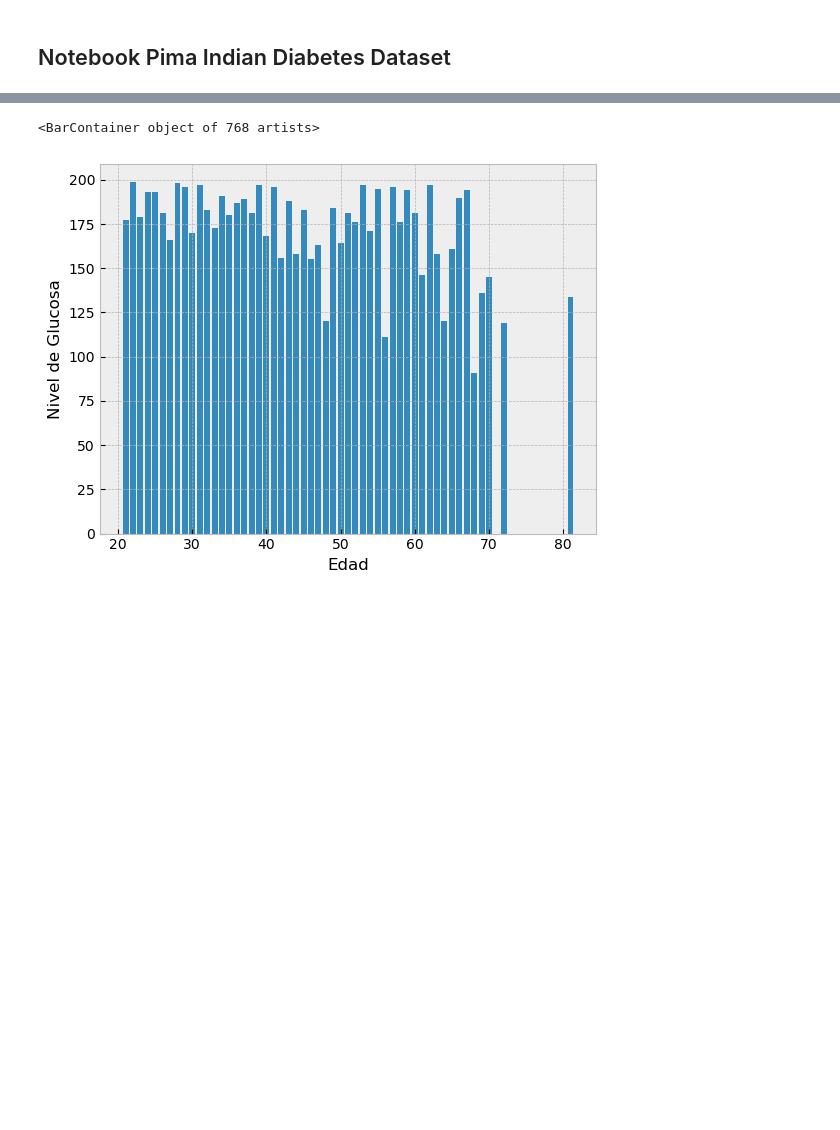
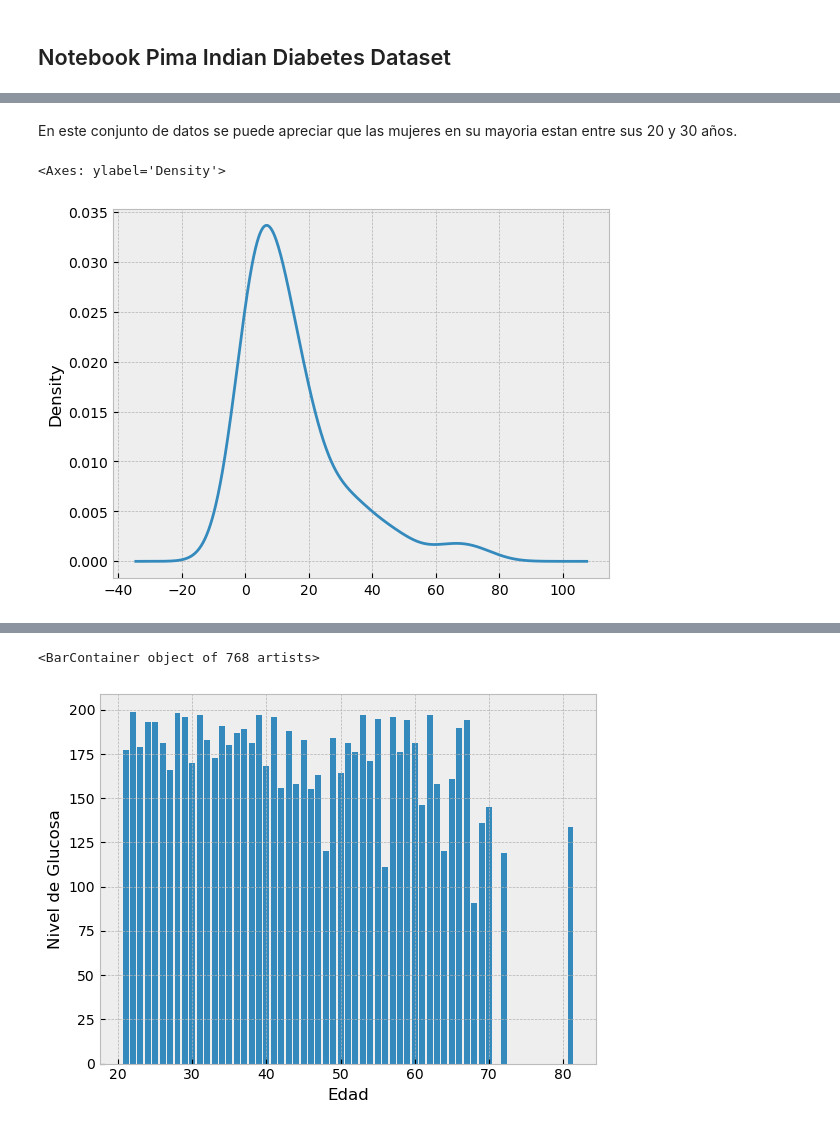
Before and after one commit to Ariana1998/AnalisisExploratorio_ArianaEspinoza, a Jupyter notebook: Diabetes.ipynb, the cells around one changed output, grey strips where cells are left out. Drawn from its saved outputs; the diff is of its cells as text; code cells hidden in the pictures; blank space fills up the shorter version.

```diff
--- a/Diabetes.ipynb
+++ b/Diabetes.ipynb
@@ -35,0 +50,7 @@ print(df)
+# %% [markdown]
+En este conjunto de datos se puede apreciar que las mujeres en su mayoria estan entre sus 20 y 30 años.
+# %%
+df['Age'].value_counts().plot(kind="density")
+# %% [output]
+<Axes: ylabel='Density'>
+[figure, added]
```
Also changed, not shown: parts of 25 cells of this notebook.
